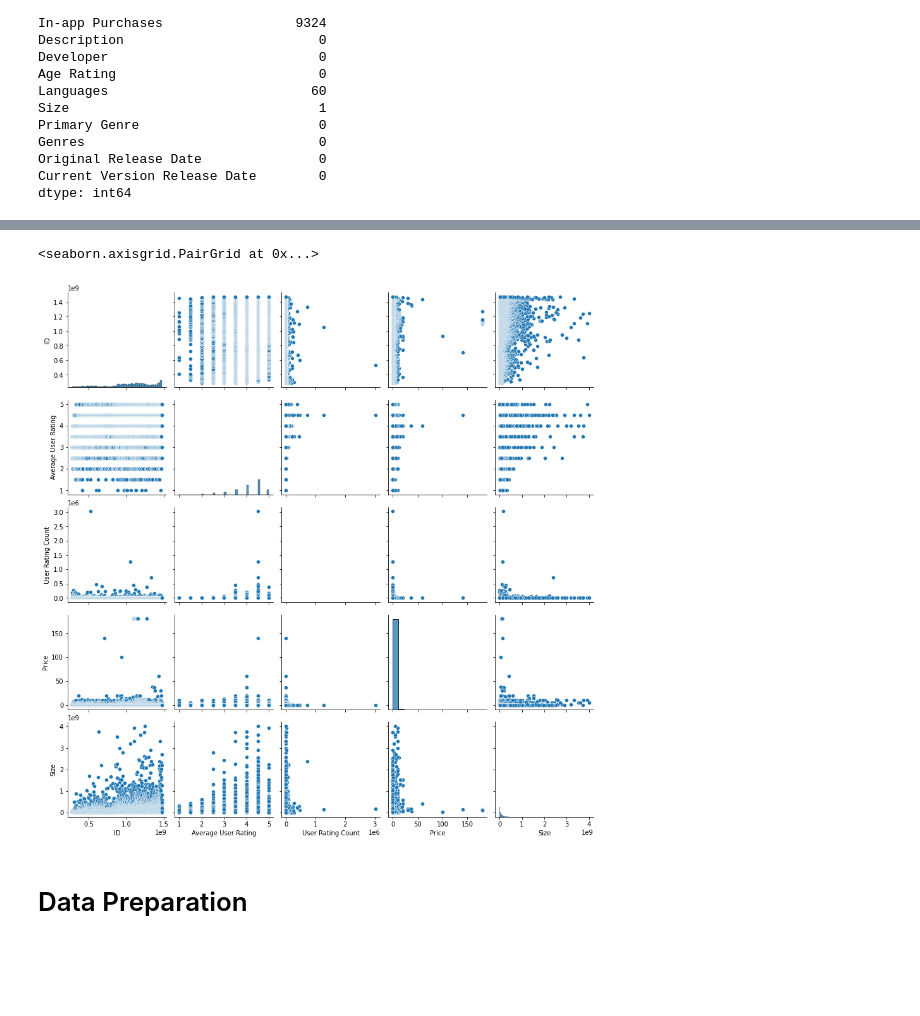
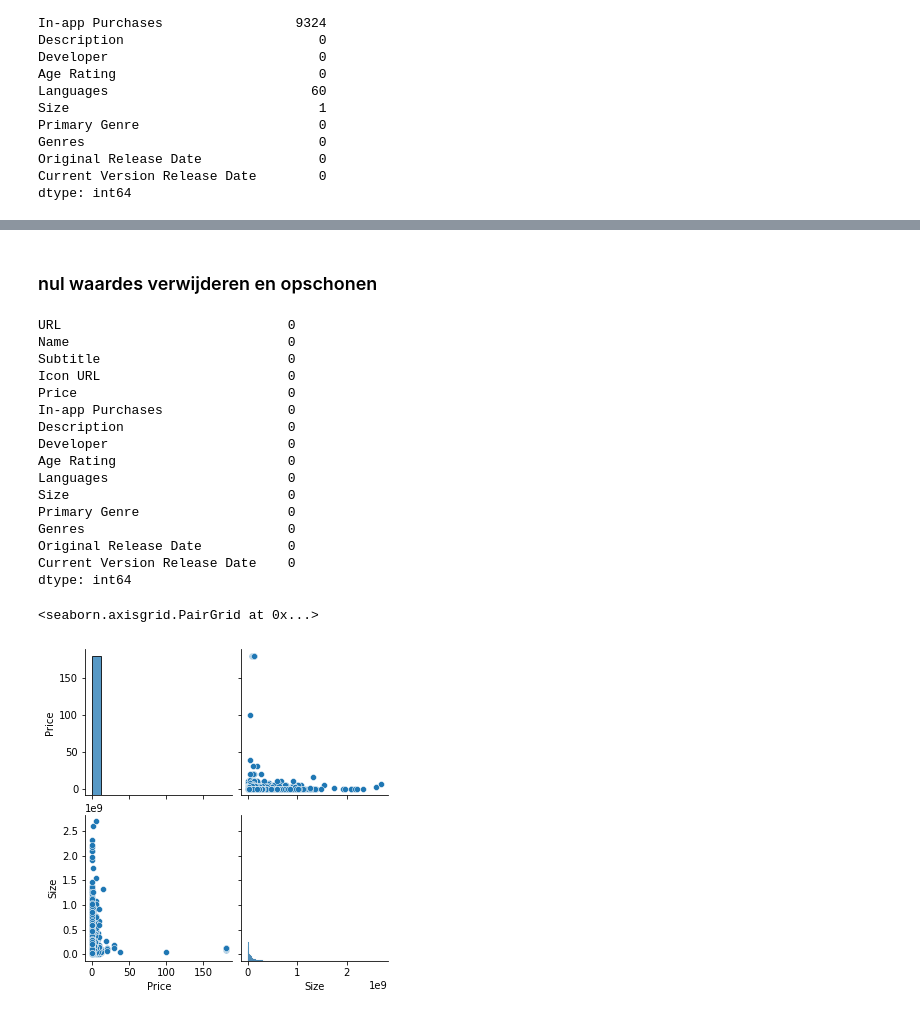
Before and after one commit to Mirmidion/PoC-Challenge2, a Jupyter notebook: YanickNotebook.ipynb, the cells around one changed output, grey strips where cells are left out. Drawn from its saved outputs; the diff is of its cells as text; code cells hidden in the pictures; blank space fills up the shorter version.

Commit message:
data preperation begin

```diff
--- a/YanickNotebook.ipynb
+++ b/YanickNotebook.ipynb
@@ -93,0 +98,7 @@ data.describe().transpose()
+# %%
+data_apps_zonder_rating = data[data['Average User Rating'].isna()]
+#drop de id kolomn, deze is niet nodig
+data_apps_zonder_rating = data_apps_zonder_rating.drop(['ID'], axis=1)
+data_apps_zonder_rating = data_apps_zonder_rating.drop(['Average User Rating'], axis=1)
+data_apps_zonder_rating = data_apps_zonder_rating.drop(['User Rating Count'], axis=1)
+data_apps_zonder_rating.shape
@@ -94,7 +127,30 @@ data.describe().transpose()
+# %% [markdown]
+### nul waardes verwijderen en opschonen
+# %%
+data_apps_zonder_rating['In-app Purchases'].fillna('0', inplace=True)
+data_apps_zonder_rating['Subtitle'].fillna('0', inplace=True)
+data_apps_zonder_rating = data_apps_zonder_rating.dropna(subset=['Size', 'Languages', 'Price'])
+data_apps_zonder_rating.isna().sum()
+# data_apps_zonder_rating.head()
+# %% [output]
+URL                             0
+Name                            0
+Subtitle                        0
+Icon URL                        0
+Price                           0
+In-app Purchases                0
+Description                     0
+Developer                       0
+Age Rating                      0
+Languages                       0
+Size                            0
+Primary Genre                   0
+Genres                          0
+Original Release Date           0
+Current Version Release Date    0
+dtype: int64
 # %%
-sns.pairplot(data=data)
+sns.pairplot(data=data_apps_zonder_rating)
 # %% [output]
 <seaborn.axisgrid.PairGrid at 0x...>
-[figure, old version]
+[figure, new version]
-# %% [markdown]
-# Data Preparation
```
Also changed, not shown: parts of 6 cells of this notebook.
